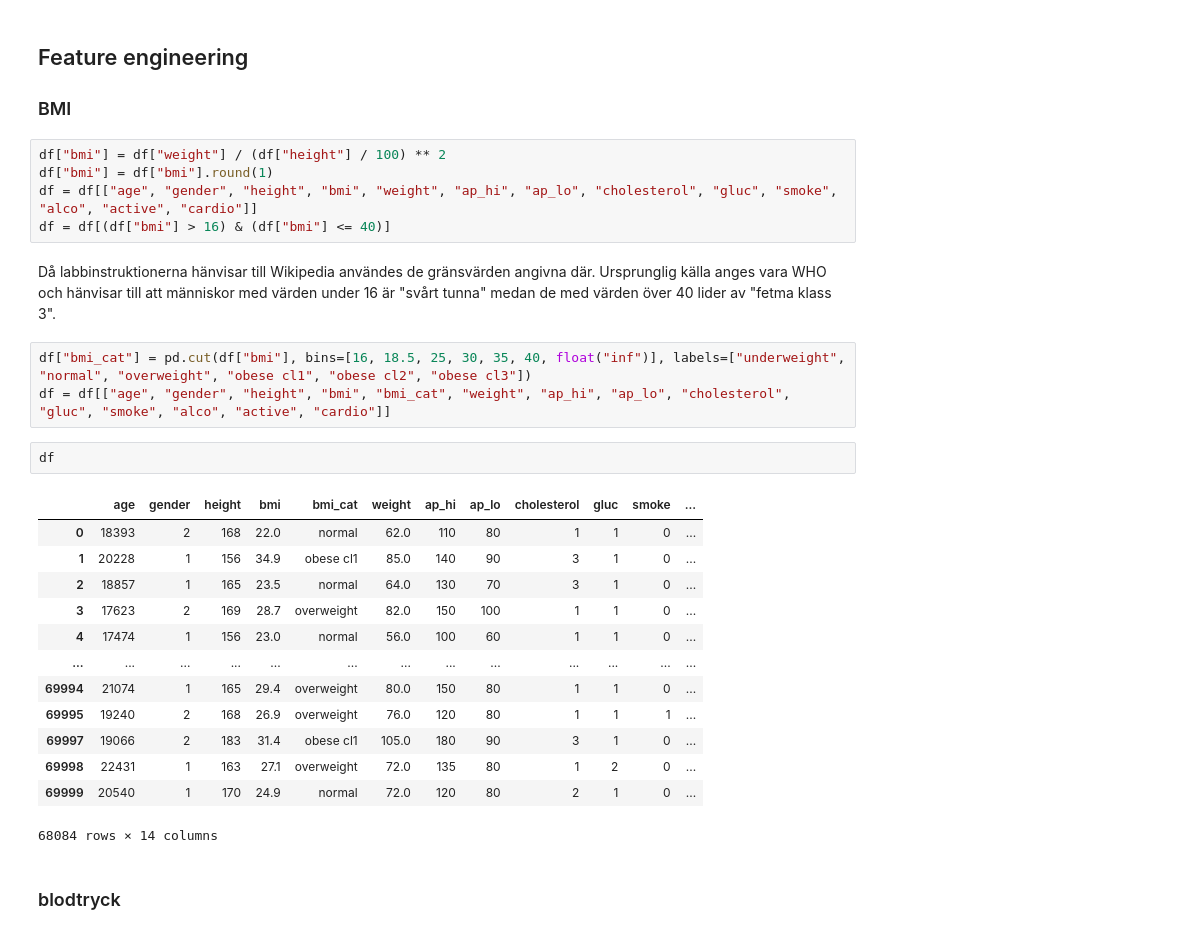
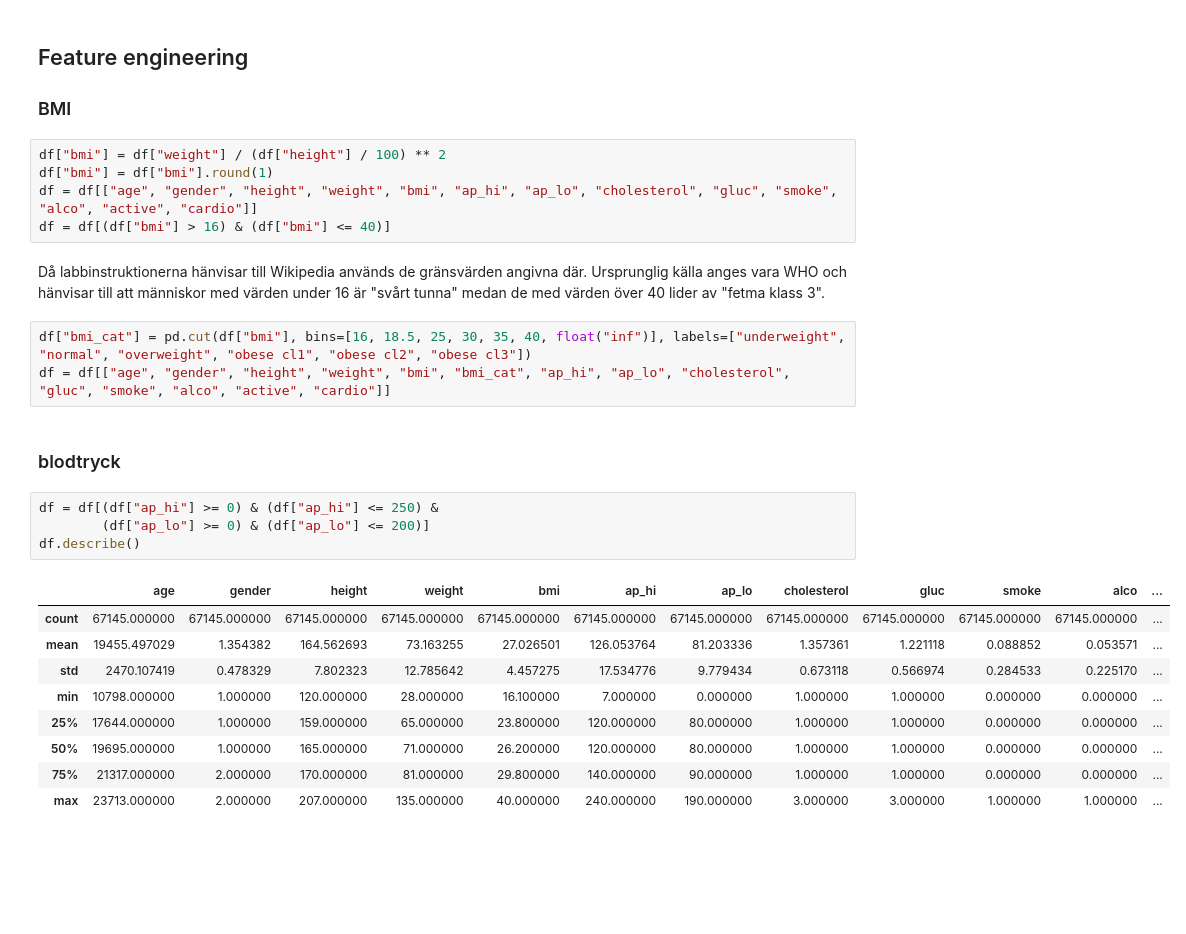
Before and after one commit to AlbotGoodman/machine-learning, a Jupyter notebook: lab/draft.ipynb, the cells around one changed output. Drawn from its saved outputs; the diff is of its cells as text; blank space fills up the shorter version.

```diff
--- a/lab/draft.ipynb
+++ b/lab/draft.ipynb
@@ -44,28 +45,26 @@ sns.countplot(data=df, x="cardio", hue="gender");
 # %%
 df["bmi"] = df["weight"] / (df["height"] / 100) ** 2
 df["bmi"] = df["bmi"].round(1)
-df = df[["age", "gender", "height", "bmi", "weight", "ap_hi", "ap_lo", "cholesterol", "gluc", "smoke", "alco", "active", "cardio"]]
+df = df[["age", "gender", "height", "weight", "bmi", "ap_hi", "ap_lo", "cholesterol", "gluc", "smoke", "alco", "active", "cardio"]]
 df = df[(df["bmi"] > 16) & (df["bmi"] <= 40)]
 # %% [markdown]
-Då labbinstruktionerna hänvisar till Wikipedia användes de gränsvärden angivna där. Ursprunglig källa anges vara WHO och hänvisar till att människor med värden under 16 är "svårt tunna" medan de med värden över 40 lider av "fetma klass 3".
+Då labbinstruktionerna hänvisar till Wikipedia används de gränsvärden angivna där. Ursprunglig källa anges vara WHO och hänvisar till att människor med värden under 16 är "svårt tunna" medan de med värden över 40 lider av "fetma klass 3".
 # %%
 df["bmi_cat"] = pd.cut(df["bmi"], bins=[16, 18.5, 25, 30, 35, 40, float("inf")], labels=["underweight", "normal", "overweight", "obese cl1", "obese cl2", "obese cl3"])
-df = df[["age", "gender", "height", "bmi", "bmi_cat", "weight", "ap_hi", "ap_lo", "cholesterol", "gluc", "smoke", "alco", "active", "cardio"]]
+df = df[["age", "gender", "height", "weight", "bmi", "bmi_cat", "ap_hi", "ap_lo", "cholesterol", "gluc", "smoke", "alco", "active", "cardio"]]
-# %%
-df
-# %% [output]
-|  | age | gender | height | bmi | bmi_cat | weight | ap_hi | ap_lo | cholesterol | gluc | smoke | ... |
-| 0 | 18393 | 2 | 168 | 22.0 | normal | 62.0 | 110 | 80 | 1 | 1 | 0 | ... |
-| 1 | 20228 | 1 | 156 | 34.9 | obese cl1 | 85.0 | 140 | 90 | 3 | 1 | 0 | ... |
-| 2 | 18857 | 1 | 165 | 23.5 | normal | 64.0 | 130 | 70 | 3 | 1 | 0 | ... |
-| 3 | 17623 | 2 | 169 | 28.7 | overweight | 82.0 | 150 | 100 | 1 | 1 | 0 | ... |
-| 4 | 17474 | 1 | 156 | 23.0 | normal | 56.0 | 100 | 60 | 1 | 1 | 0 | ... |
-| ... | ... | ... | ... | ... | ... | ... | ... | ... | ... | ... | ... | ... |
-| 69994 | 21074 | 1 | 165 | 29.4 | overweight | 80.0 | 150 | 80 | 1 | 1 | 0 | ... |
-| 69995 | 19240 | 2 | 168 | 26.9 | overweight | 76.0 | 120 | 80 | 1 | 1 | 1 | ... |
-| 69997 | 19066 | 2 | 183 | 31.4 | obese cl1 | 105.0 | 180 | 90 | 3 | 1 | 0 | ... |
-| 69998 | 22431 | 1 | 163 | 27.1 | overweight | 72.0 | 135 | 80 | 1 | 2 | 0 | ... |
-| 69999 | 20540 | 1 | 170 | 24.9 | normal | 72.0 | 120 | 80 | 2 | 1 | 0 | ... |
-68084 rows × 14 columns
 # %% [markdown]
 ### blodtryck
+# %%
+df = df[(df["ap_hi"] >= 0) & (df["ap_hi"] <= 250) &
+        (df["ap_lo"] >= 0) & (df["ap_lo"] <= 200)]
+df.describe()
+# %% [output]
+|  | age | gender | height | weight | bmi | ap_hi | ap_lo | cholesterol | gluc | smoke | alco | ... |
+| count | 67145.000000 | 67145.000000 | 67145.000000 | 67145.000000 | 67145.000000 | 67145.000000 | 67145.000000 | 67145.000000 | 67145.000000 | 67145.000000 | 67145.000000 | ... |
+| mean | 19455.497029 | 1.354382 | 164.562693 | 73.163255 | 27.026501 | 126.053764 | 81.203336 | 1.357361 | 1.221118 | 0.088852 | 0.053571 | ... |
+| std | 2470.107419 | 0.478329 | 7.802323 | 12.785642 | 4.457275 | 17.534776 | 9.779434 | 0.673118 | 0.566974 | 0.284533 | 0.225170 | ... |
+| min | 10798.000000 | 1.000000 | 120.000000 | 28.000000 | 16.100000 | 7.000000 | 0.000000 | 1.000000 | 1.000000 | 0.000000 | 0.000000 | ... |
+| 25% | 17644.000000 | 1.000000 | 159.000000 | 65.000000 | 23.800000 | 120.000000 | 80.000000 | 1.000000 | 1.000000 | 0.000000 | 0.000000 | ... |
+| 50% | 19695.000000 | 1.000000 | 165.000000 | 71.000000 | 26.200000 | 120.000000 | 80.000000 | 1.000000 | 1.000000 | 0.000000 | 0.000000 | ... |
+| 75% | 21317.000000 | 2.000000 | 170.000000 | 81.000000 | 29.800000 | 140.000000 | 90.000000 | 1.000000 | 1.000000 | 0.000000 | 0.000000 | ... |
+| max | 23713.000000 | 2.000000 | 207.000000 | 135.000000 | 40.000000 | 240.000000 | 190.000000 | 3.000000 | 3.000000 | 1.000000 | 1.000000 | ... |
```
Also changed, not shown: parts of 10 cells of this notebook.
